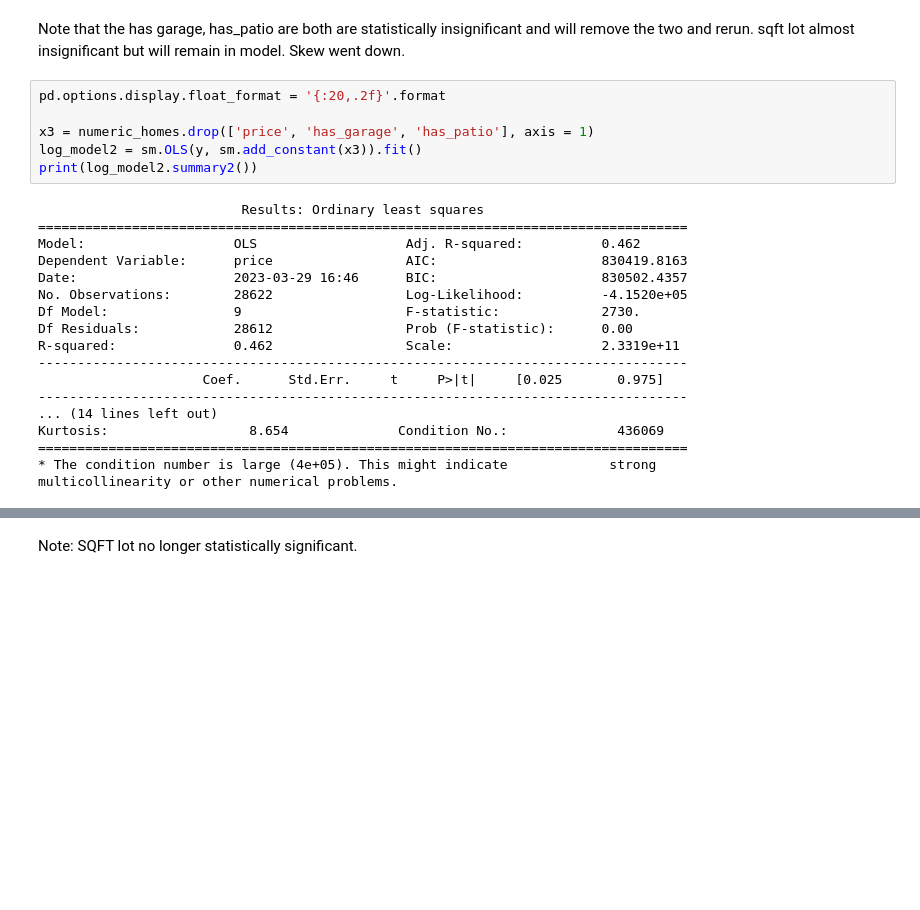
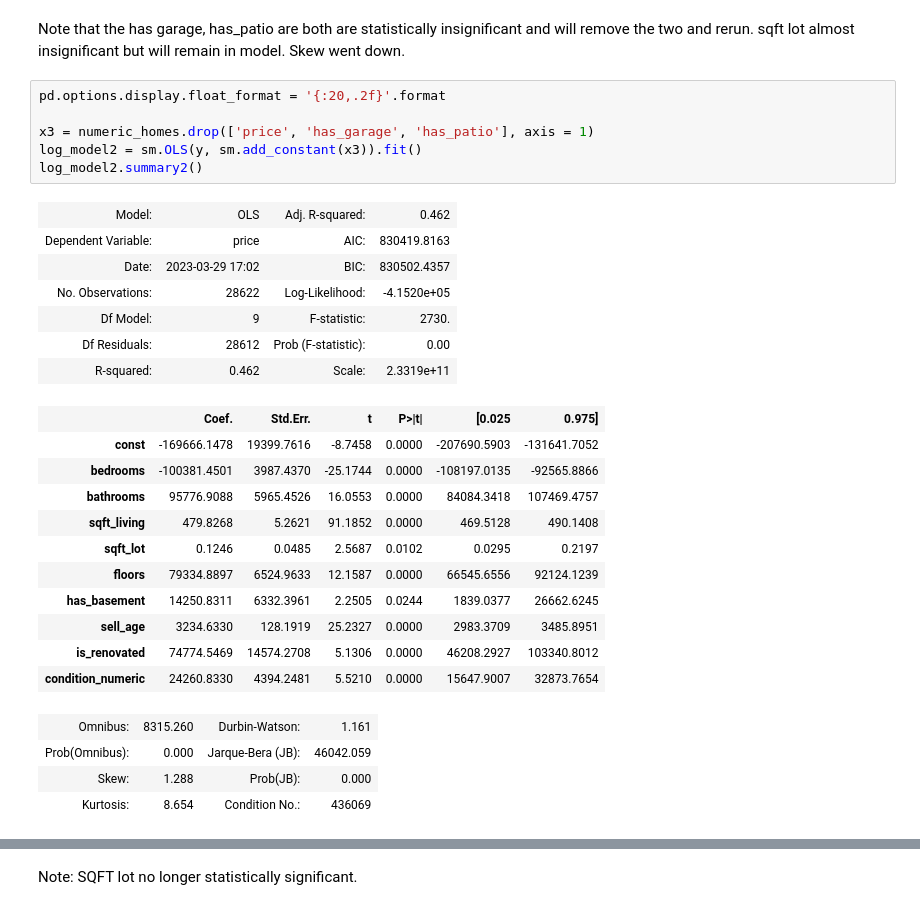
Before and after one commit to ParkedHampster/Modeled_Homes-Phase_2, a Jupyter notebook: index.ipynb, the cells around one changed output, grey strips where cells are left out. Saved outputs shown, nothing was run; the diff lists cells and outputs as text; blank space fills up the shorter version.

```diff
--- a/index.ipynb
+++ b/index.ipynb
@@ -444,27 +444,32 @@ sqft lot almost insignificant but will remain in model. Skew went down.
 # %%
 pd.options.display.float_format = '{:20,.2f}'.format
 
 x3 = numeric_homes.drop(['price', 'has_garage', 'has_patio'], axis = 1)
 log_model2 = sm.OLS(y, sm.add_constant(x3)).fit()
-print(log_model2.summary2())
+log_model2.summary2()
 # %% [output]
-                          Results: Ordinary least squares
-===================================================================================
-Model:                   OLS                   Adj. R-squared:          0.462
-Dependent Variable:      price                 AIC:                     830419.8163
-Date:                    2023-03-29 16:46      BIC:                     830502.4357
-No. Observations:        28622                 Log-Likelihood:          -4.1520e+05
-Df Model:                9                     F-statistic:             2730.
-Df Residuals:            28612                 Prob (F-statistic):      0.00
-R-squared:               0.462                 Scale:                   2.3319e+11
------------------------------------------------------------------------------------
-                     Coef.      Std.Err.     t     P>|t|     [0.025       0.975]
------------------------------------------------------------------------------------
-... (14 lines left out)
-Kurtosis:                  8.654              Condition No.:              436069
-===================================================================================
-* The condition number is large (4e+05). This might indicate             strong
-multicollinearity or other numerical problems.
+| Model: | OLS | Adj. R-squared: | 0.462 |
+| Dependent Variable: | price | AIC: | 830419.8163 |
+| Date: | 2023-03-29 17:02 | BIC: | 830502.4357 |
+| No. Observations: | 28622 | Log-Likelihood: | -4.1520e+05 |
+| Df Model: | 9 | F-statistic: | 2730. |
+| Df Residuals: | 28612 | Prob (F-statistic): | 0.00 |
+| R-squared: | 0.462 | Scale: | 2.3319e+11 |
+|  | Coef. | Std.Err. | t | P>|t| | [0.025 | 0.975] |
+| const | -169666.1478 | 19399.7616 | -8.7458 | 0.0000 | -207690.5903 | -131641.7052 |
+| bedrooms | -100381.4501 | 3987.4370 | -25.1744 | 0.0000 | -108197.0135 | -92565.8866 |
+| bathrooms | 95776.9088 | 5965.4526 | 16.0553 | 0.0000 | 84084.3418 | 107469.4757 |
+| sqft_living | 479.8268 | 5.2621 | 91.1852 | 0.0000 | 469.5128 | 490.1408 |
+| sqft_lot | 0.1246 | 0.0485 | 2.5687 | 0.0102 | 0.0295 | 0.2197 |
+| floors | 79334.8897 | 6524.9633 | 12.1587 | 0.0000 | 66545.6556 | 92124.1239 |
+| has_basement | 14250.8311 | 6332.3961 | 2.2505 | 0.0244 | 1839.0377 | 26662.6245 |
+| sell_age | 3234.6330 | 128.1919 | 25.2327 | 0.0000 | 2983.3709 | 3485.8951 |
+| is_renovated | 74774.5469 | 14574.2708 | 5.1306 | 0.0000 | 46208.2927 | 103340.8012 |
+| condition_numeric | 24260.8330 | 4394.2481 | 5.5210 | 0.0000 | 15647.9007 | 32873.7654 |
+| Omnibus: | 8315.260 | Durbin-Watson: | 1.161 |
+| Prob(Omnibus): | 0.000 | Jarque-Bera (JB): | 46042.059 |
+| Skew: | 1.288 | Prob(JB): | 0.000 |
+| Kurtosis: | 8.654 | Condition No.: | 436069 |
 # %%
 x4 = numeric_homes[['bedrooms','bathrooms','sqft_living','condition_numeric']]
 multi_model = sm.OLS(y, sm.add_constant(x4)).fit()
```
Also changed, not shown: parts of 17 cells of this notebook.
